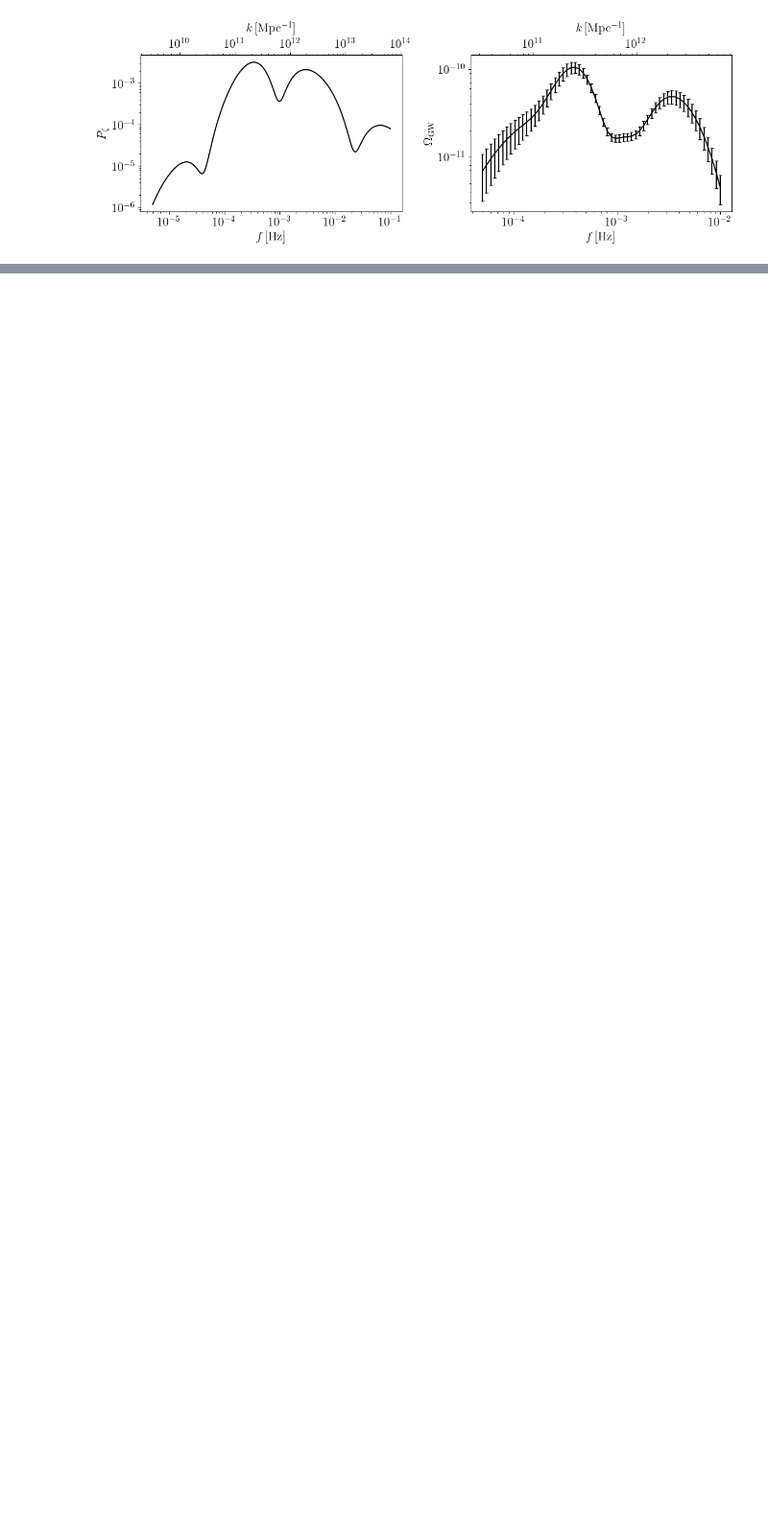
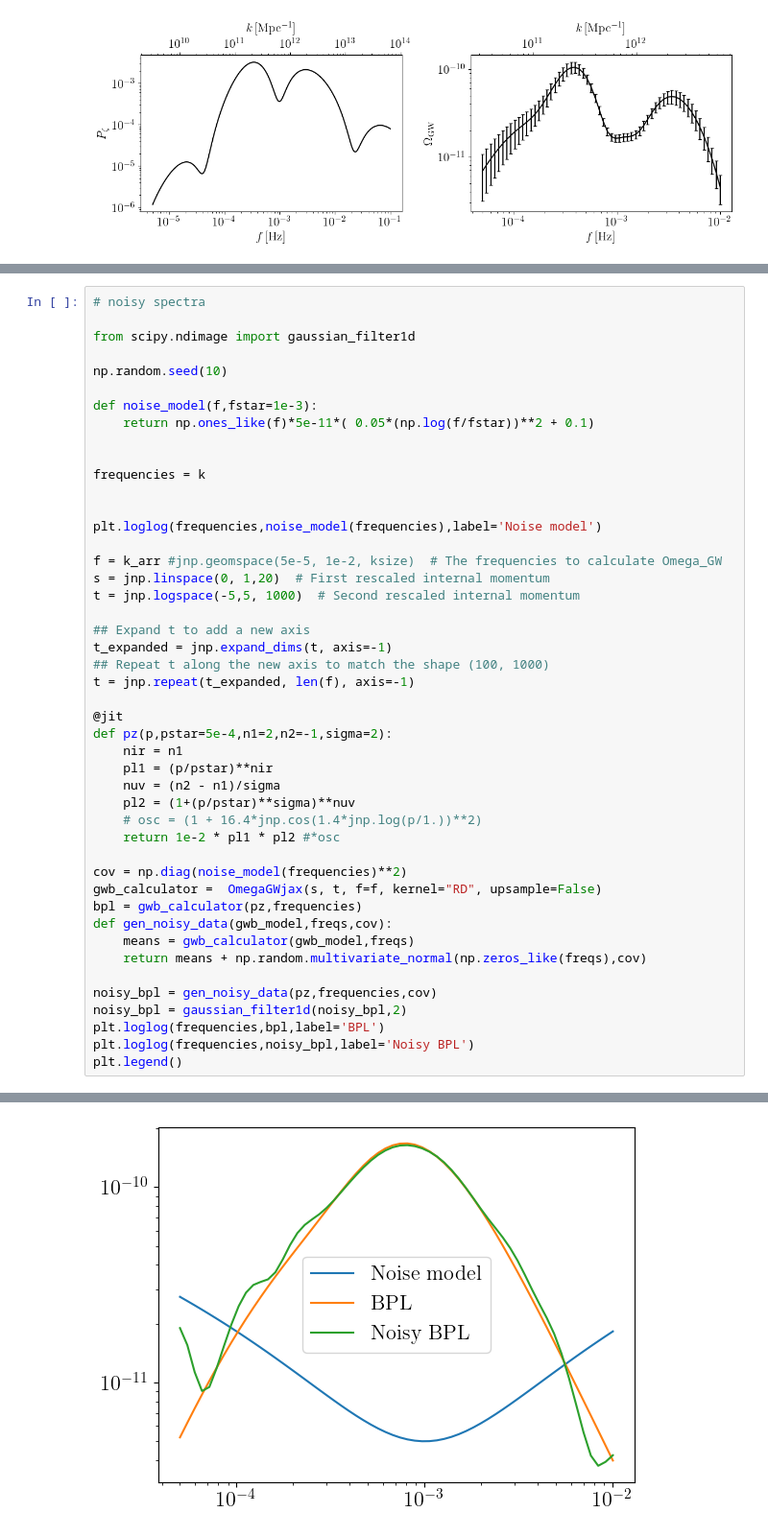
Before and after one commit to Ameek94/SIGW_Inverse, a Jupyter notebook: spectrum_examples.ipynb, the cells around one changed output, grey strips where cells are left out. Shown: that part at 96% size. Cells and saved outputs as stored; diff of their text form; blank space fills up the shorter version.

Commit message:
noisy spectra

```diff
--- a/spectrum_examples.ipynb
+++ b/spectrum_examples.ipynb
@@ -205,0 +206,47 @@ plt.savefig("spectra_input.pdf")
+# %%
+# noisy spectra
+
+from scipy.ndimage import gaussian_filter1d
+
+np.random.seed(10)
+
+def noise_model(f,fstar=1e-3):
+    return np.ones_like(f)*5e-11*( 0.05*(np.log(f/fstar))**2 + 0.1)
+
+
+frequencies = k
+
+
+plt.loglog(frequencies,noise_model(frequencies),label='Noise model')
+
+f = k_arr #jnp.geomspace(5e-5, 1e-2, ksize)  # The frequencies to calculate Omega_GW
+s = jnp.linspace(0, 1,20)  # First rescaled internal momentum
+t = jnp.logspace(-5,5, 1000)  # Second rescaled internal momentum
+
+## Expand t to add a new axis
+t_expanded = jnp.expand_dims(t, axis=-1)
+## Repeat t along the new axis to match the shape (100, 1000)
+t = jnp.repeat(t_expanded, len(f), axis=-1)
+
+@jit
+def pz(p,pstar=5e-4,n1=2,n2=-1,sigma=2):
+    nir = n1
+    pl1 = (p/pstar)**nir
+    nuv = (n2 - n1)/sigma
+    pl2 = (1+(p/pstar)**sigma)**nuv
+    # osc = (1 + 16.4*jnp.cos(1.4*jnp.log(p/1.))**2)
+    return 1e-2 * pl1 * pl2 #*osc
+
+cov = np.diag(noise_model(frequencies)**2)
+gwb_calculator =  OmegaGWjax(s, t, f=f, kernel="RD", upsample=False)
+bpl = gwb_calculator(pz,frequencies)
+def gen_noisy_data(gwb_model,freqs,cov):
+    means = gwb_calculator(gwb_model,freqs)
+    return means + np.random.multivariate_normal(np.zeros_like(freqs),cov)
+
+noisy_bpl = gen_noisy_data(pz,frequencies,cov)
+noisy_bpl = gaussian_filter1d(noisy_bpl,2)
+plt.loglog(frequencies,bpl,label='BPL')
+plt.loglog(frequencies,noisy_bpl,label='Noisy BPL')
+plt.legend()
+# %% [output]
@@ -205,0 +254 @@ plt.savefig("spectra_input.pdf")
+[figure, added]
```
Also changed, not shown: parts of 4 cells of this notebook, 1 other file.
